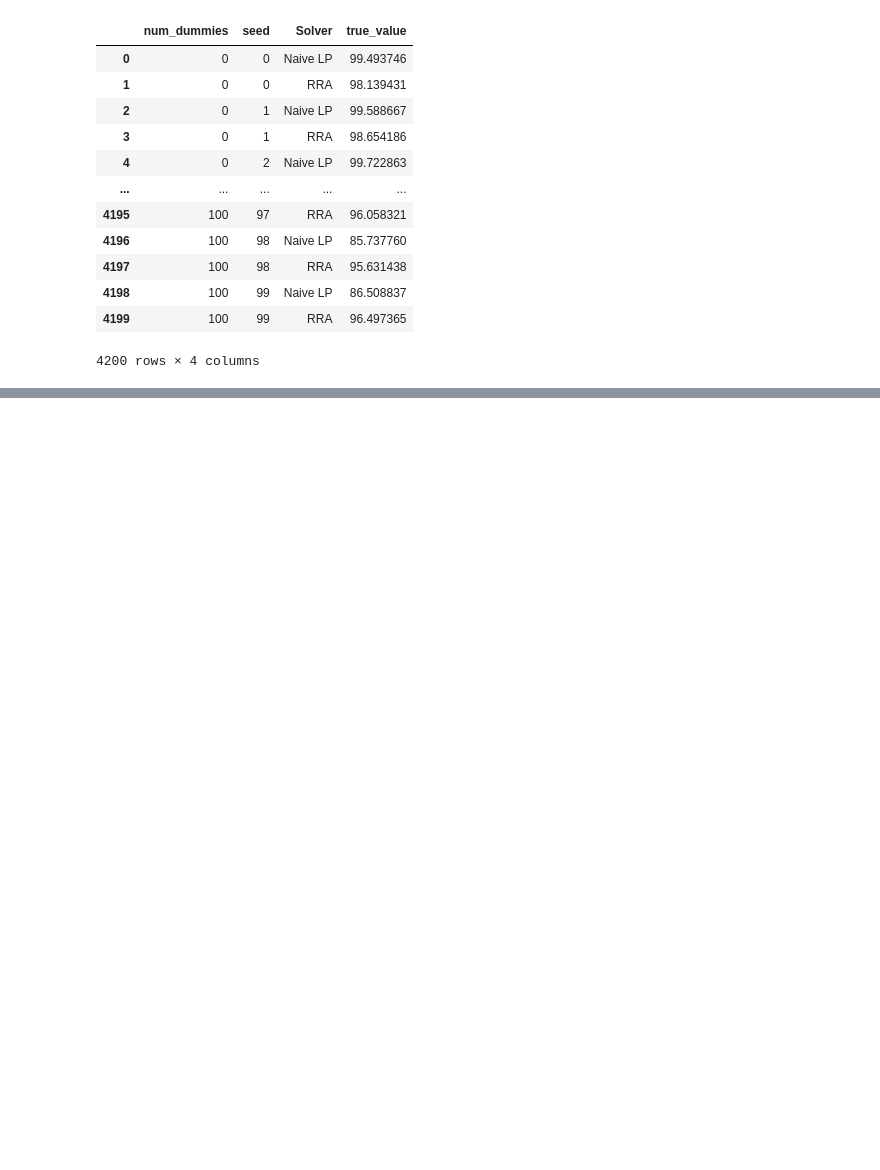
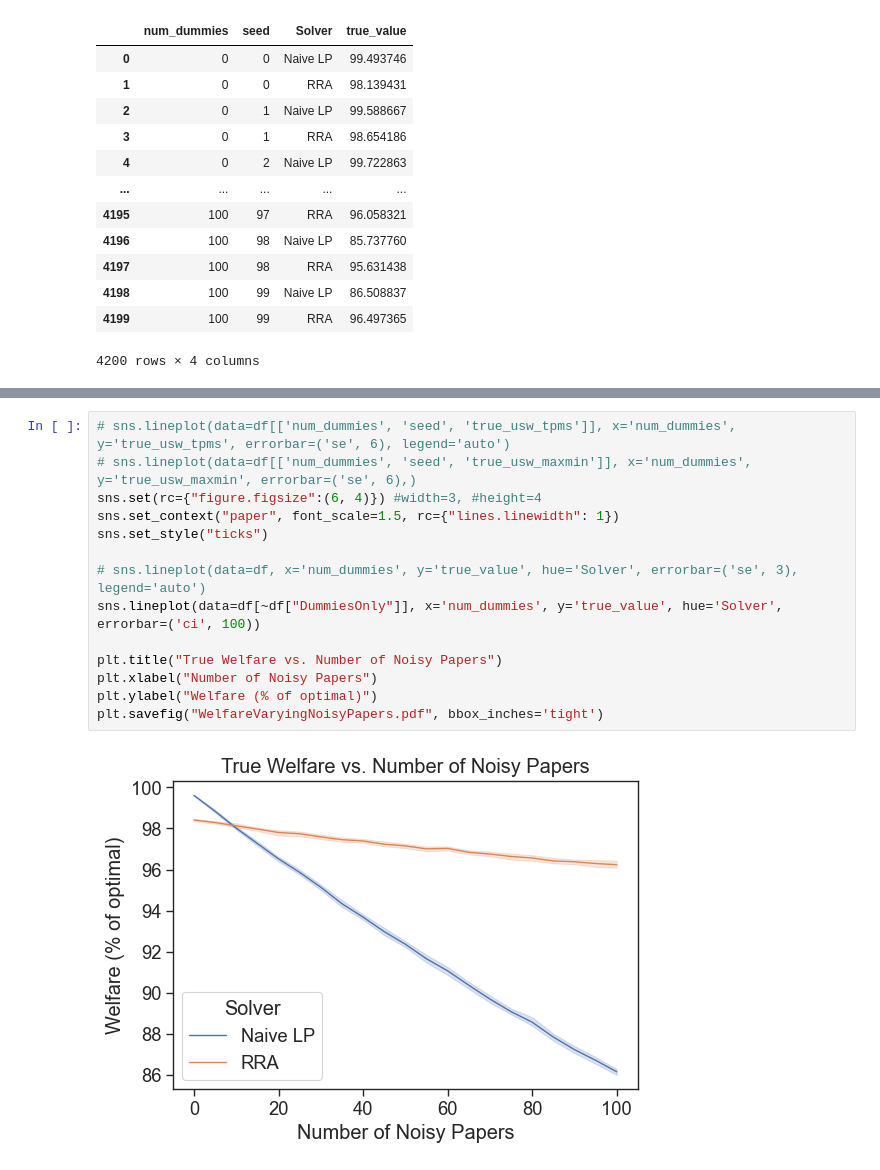
Before and after one commit to justinpayan/RAU, a Jupyter notebook: PlotExperiments.ipynb, the cells around one changed output, grey strips where cells are left out. Drawn from its saved outputs; the diff is of its cells as text; blank space fills up the shorter version.

```diff
--- a/PlotExperiments.ipynb
+++ b/PlotExperiments.ipynb
@@ -77,0 +105,16 @@ SyntaxError: keyword argument repeated: errorbar (1835235218.py, line 3)
+# %%
+# sns.lineplot(data=df[['num_dummies', 'seed', 'true_usw_tpms']], x='num_dummies', y='true_usw_tpms', errorbar=('se', 6), legend='auto')
+# sns.lineplot(data=df[['num_dummies', 'seed', 'true_usw_maxmin']], x='num_dummies', y='true_usw_maxmin', errorbar=('se', 6),)
+sns.set(rc={"figure.figsize":(6, 4)}) #width=3, #height=4
+sns.set_context("paper", font_scale=1.5, rc={"lines.linewidth": 1})
+sns.set_style("ticks")
+
+# sns.lineplot(data=df, x='num_dummies', y='true_value', hue='Solver', errorbar=('se', 3), legend='auto')
+sns.lineplot(data=df[~df["DummiesOnly"]], x='num_dummies', y='true_value', hue='Solver', errorbar=('ci', 100))
+
+plt.title("True Welfare vs. Number of Noisy Papers")
+plt.xlabel("Number of Noisy Papers")
+plt.ylabel("Welfare (% of optimal)")
+plt.savefig("WelfareVaryingNoisyPapers.pdf", bbox_inches='tight')
+# %% [output]
+[figure, added]
```
Also changed, not shown: parts of 5 cells of this notebook, 3 other files.
